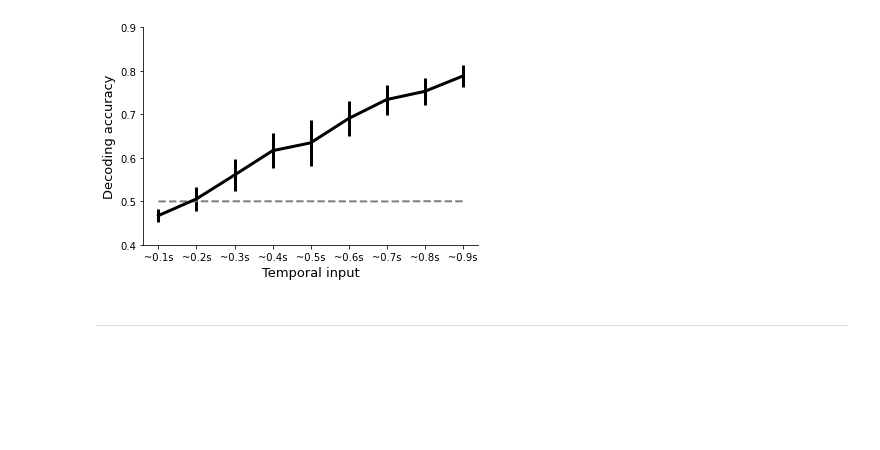
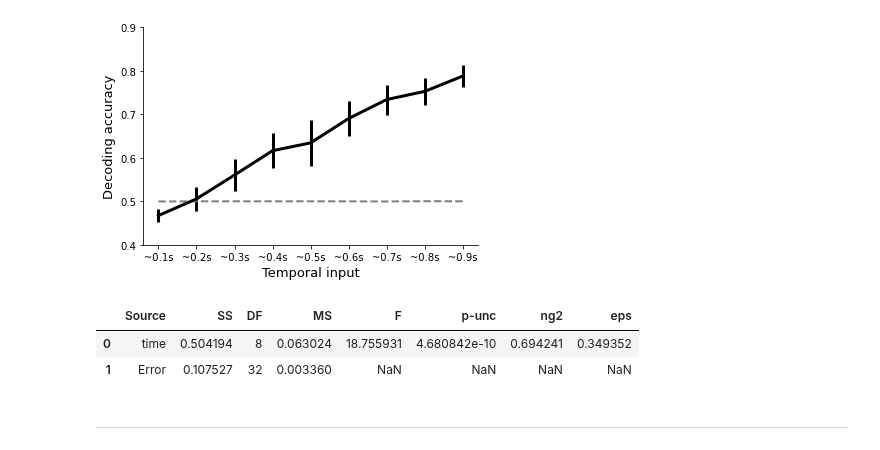
Before and after one commit to heung10/multimodal-object-recognition, a Jupyter notebook: neural/7.2. Generalization from unimodal to multimodal.ipynb, the cells around one changed output. Cells and saved outputs as stored; diff of their text form; code cells hidden in the pictures; blank space fills up the shorter version.

Commit message:
performance data added for multisensory modulation analysis

```diff
--- a/neural/7.2. Generalization from unimodal to multimodal.ipynb
+++ b/neural/7.2. Generalization from unimodal to multimodal.ipynb
@@ -364,5 +364,19 @@ plt.savefig(fig_path / 'svg' / 'decoding_accuracy_across_time_generalization.svg
 # %% [output]
 [figure]
+# %%
+a = []
+
+for r in range(5):
+    for t in range(9):
+        new_row = {'rat': rat_list[r], 'time': str(t+1), 'accuracy': result[r,t]}
+        a.append(new_row)
+a = pd.DataFrame(a)
+
+pg.rm_anova(data=a, dv='accuracy', subject='rat', within='time', detailed=True)
+# %% [output]
+|  | Source | SS | DF | MS | F | p-unc | ng2 | eps |
+| 0 | time | 0.504194 | 8 | 0.063024 | 18.755931 | 4.680842e-10 | 0.694241 | 0.349352 |
+| 1 | Error | 0.107527 | 32 | 0.003360 | NaN | NaN | NaN | NaN |
 # %% [markdown]
 ---
 # %% [markdown]
```
Also changed, not shown: parts of 1 cell of this notebook, 2 other files.
